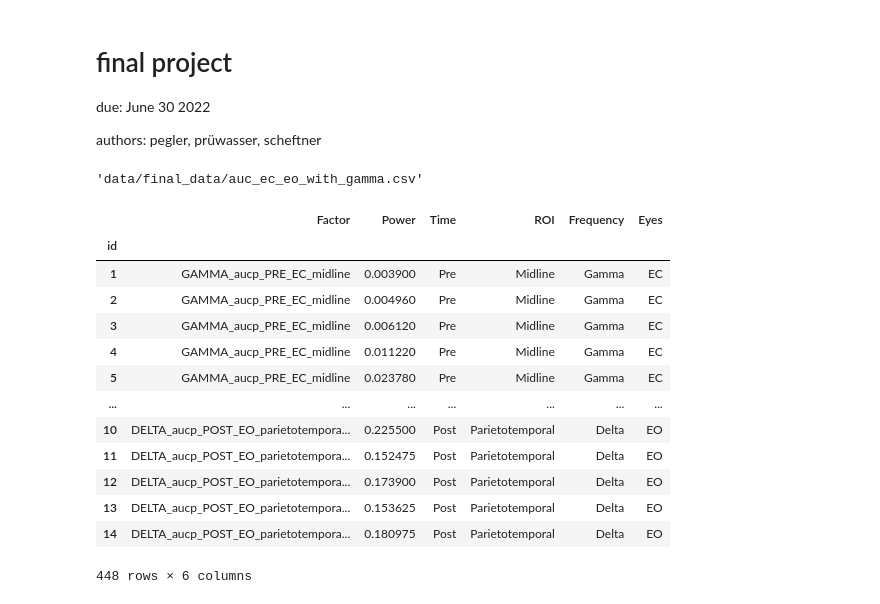
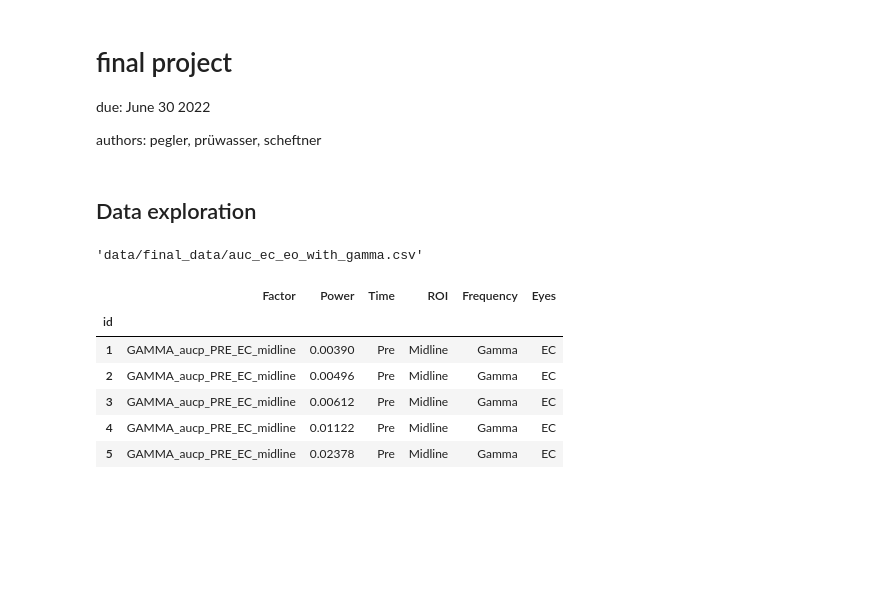
Before and after one commit to ElectronicsArchiver/tewa1_cogpsy_python, a Jupyter notebook: final_project_option_1.ipynb, the cells around one changed output. Drawn from its saved outputs; the diff is of its cells as text; code cells hidden in the pictures; blank space fills up the shorter version.

```diff
--- a/final_project_option_1.ipynb
+++ b/final_project_option_1.ipynb
@@ -17,24 +17,20 @@ dfs = []
 for file in files:
 
     dfs.append(pd.read_csv(file, sep=";", index_col=0))
+# %% [markdown]
+## Data exploration
 # %%
 files[13]
 # %% [output]
 'data/final_data/auc_ec_eo_with_gamma.csv'
 # %%
-dfs[13]
+df = dfs[13]
+df.head()
 # %% [output]
 |  | Factor | Power | Time | ROI | Frequency | Eyes |
 | id |  |  |  |  |  |  |
-| 1 | GAMMA_aucp_PRE_EC_midline | 0.003900 | Pre | Midline | Gamma | EC |
-| 2 | GAMMA_aucp_PRE_EC_midline | 0.004960 | Pre | Midline | Gamma | EC |
-| 3 | GAMMA_aucp_PRE_EC_midline | 0.006120 | Pre | Midline | Gamma | EC |
-| 4 | GAMMA_aucp_PRE_EC_midline | 0.011220 | Pre | Midline | Gamma | EC |
-| 5 | GAMMA_aucp_PRE_EC_midline | 0.023780 | Pre | Midline | Gamma | EC |
-| ... | ... | ... | ... | ... | ... | ... |
-| 10 | DELTA_aucp_POST_EO_parietotempora... | 0.225500 | Post | Parietotemporal | Delta | EO |
-| 11 | DELTA_aucp_POST_EO_parietotempora... | 0.152475 | Post | Parietotemporal | Delta | EO |
-| 12 | DELTA_aucp_POST_EO_parietotempora... | 0.173900 | Post | Parietotemporal | Delta | EO |
-| 13 | DELTA_aucp_POST_EO_parietotempora... | 0.153625 | Post | Parietotemporal | Delta | EO |
-| 14 | DELTA_aucp_POST_EO_parietotempora... | 0.180975 | Post | Parietotemporal | Delta | EO |
+| 1 | GAMMA_aucp_PRE_EC_midline | 0.00390 | Pre | Midline | Gamma | EC |
+| 2 | GAMMA_aucp_PRE_EC_midline | 0.00496 | Pre | Midline | Gamma | EC |
+| 3 | GAMMA_aucp_PRE_EC_midline | 0.00612 | Pre | Midline | Gamma | EC |
+| 4 | GAMMA_aucp_PRE_EC_midline | 0.01122 | Pre | Midline | Gamma | EC |
+| 5 | GAMMA_aucp_PRE_EC_midline | 0.02378 | Pre | Midline | Gamma | EC |
-448 rows × 6 columns
```
Also changed, not shown: parts of 7 cells of this notebook.
